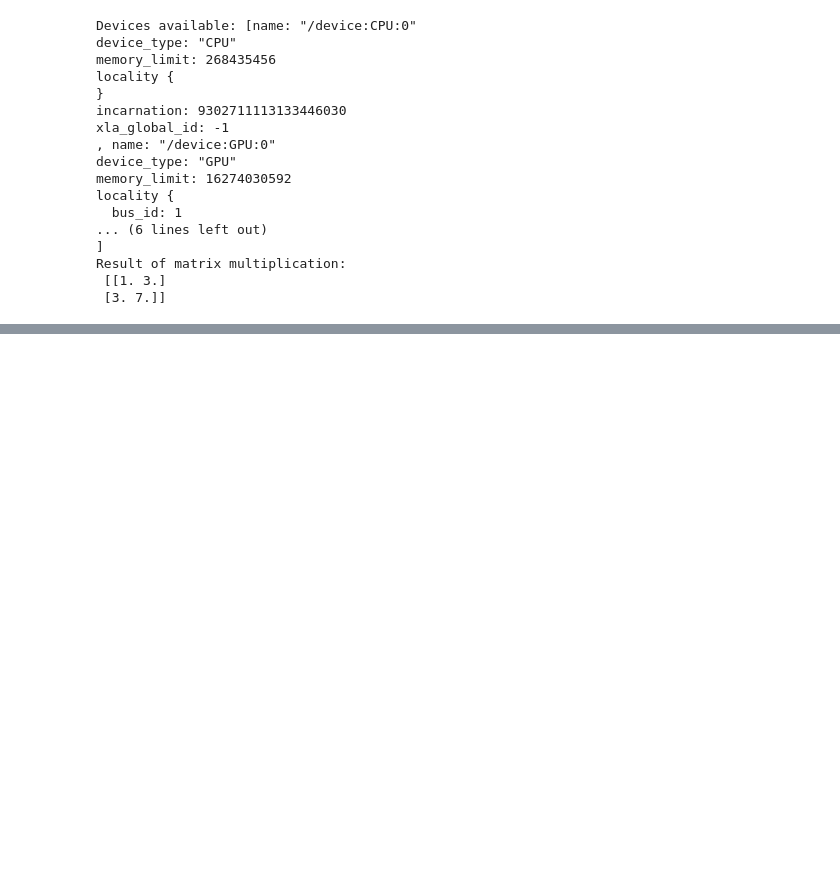
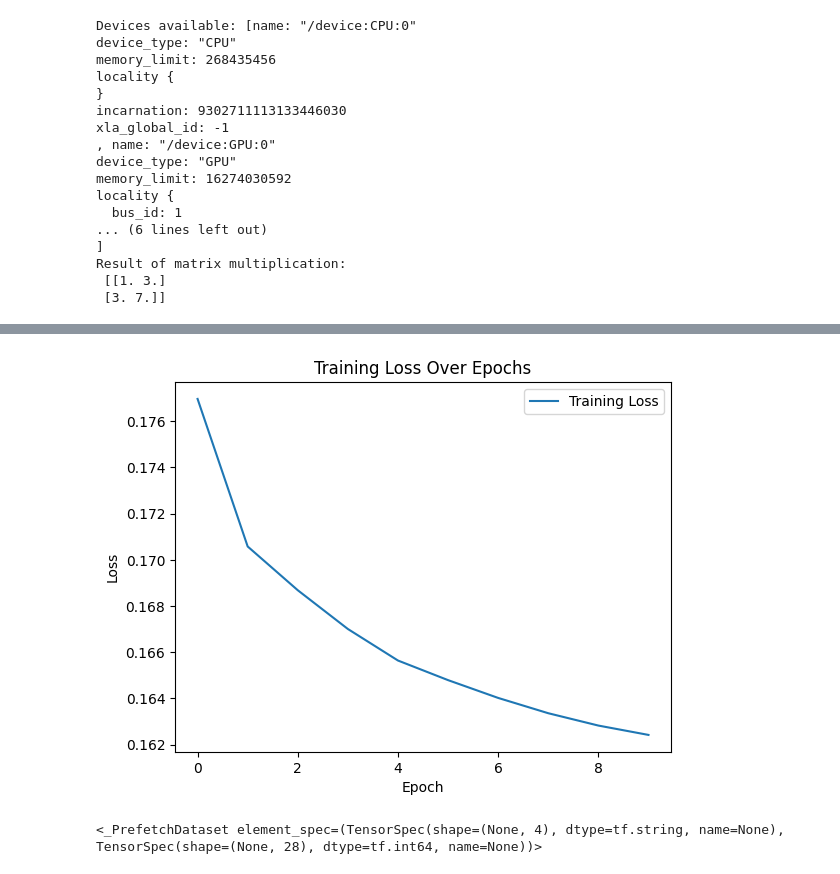
Before and after one commit to rinkusahu1/Kaggle_Practice_ML, a Jupyter notebook: Protein.ipynb, the cells around one changed output, grey strips where cells are left out. Cells and saved outputs as stored; diff of their text form; code cells hidden in the pictures; blank space fills up the shorter version.

```diff
--- a/Protein.ipynb
+++ b/Protein.ipynb
@@ -577,0 +742,13 @@ Physical devices cannot be modified after being initialized
+# %%
+plt.plot(loss, label='Training Loss')
+plt.xlabel('Epoch')
+plt.ylabel('Loss')
+plt.title('Training Loss Over Epochs')
+plt.legend()
+plt.show()
+# %% [output]
+[figure, added]
+# %%
+val_data
+# %% [output]
+<_PrefetchDataset element_spec=(TensorSpec(shape=(None, 4), dtype=tf.string, name=None), TensorSpec(shape=(None, 28), dtype=tf.int64, name=None))>
```
Also changed, not shown: parts of 77 cells of this notebook.
